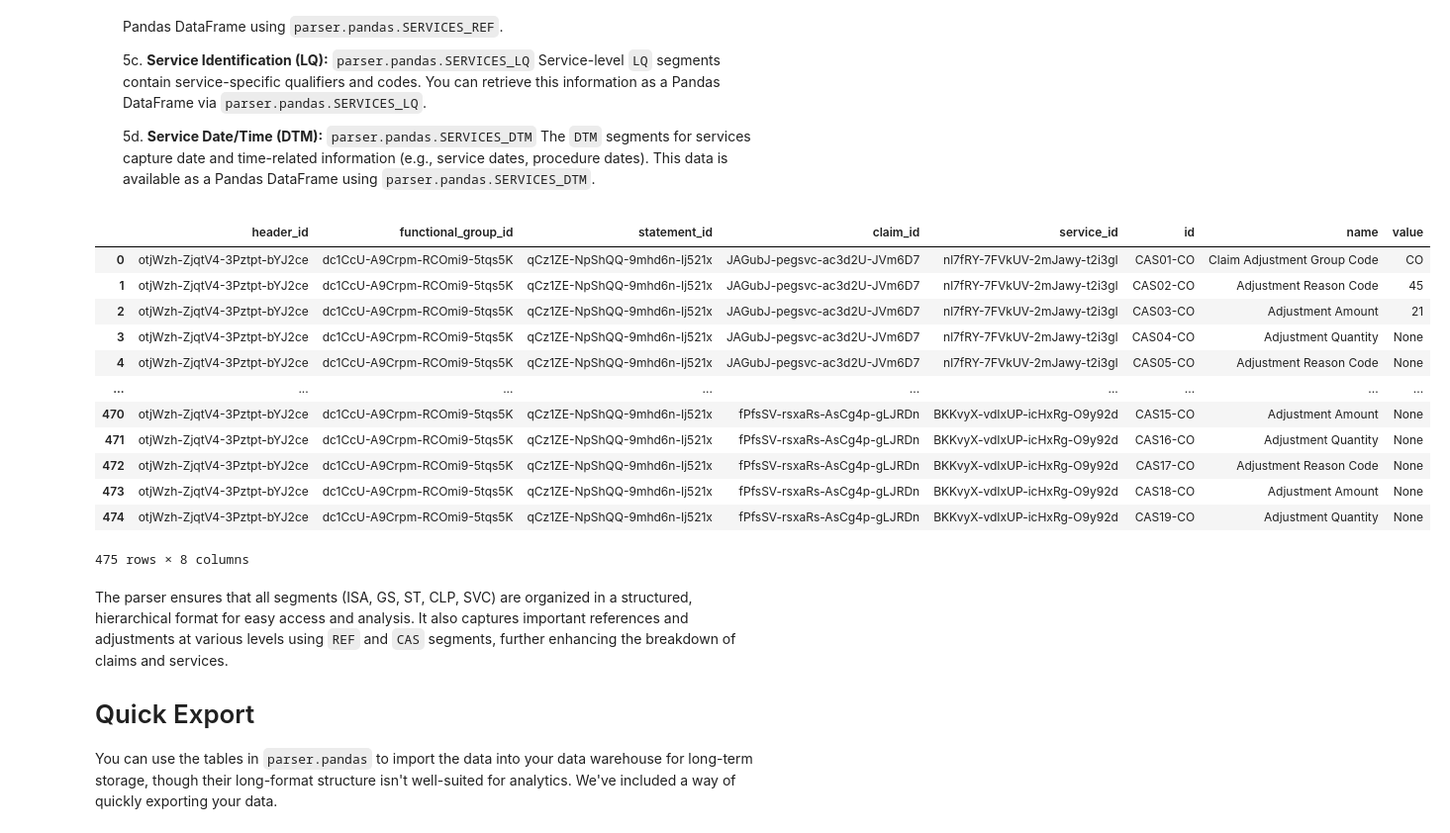
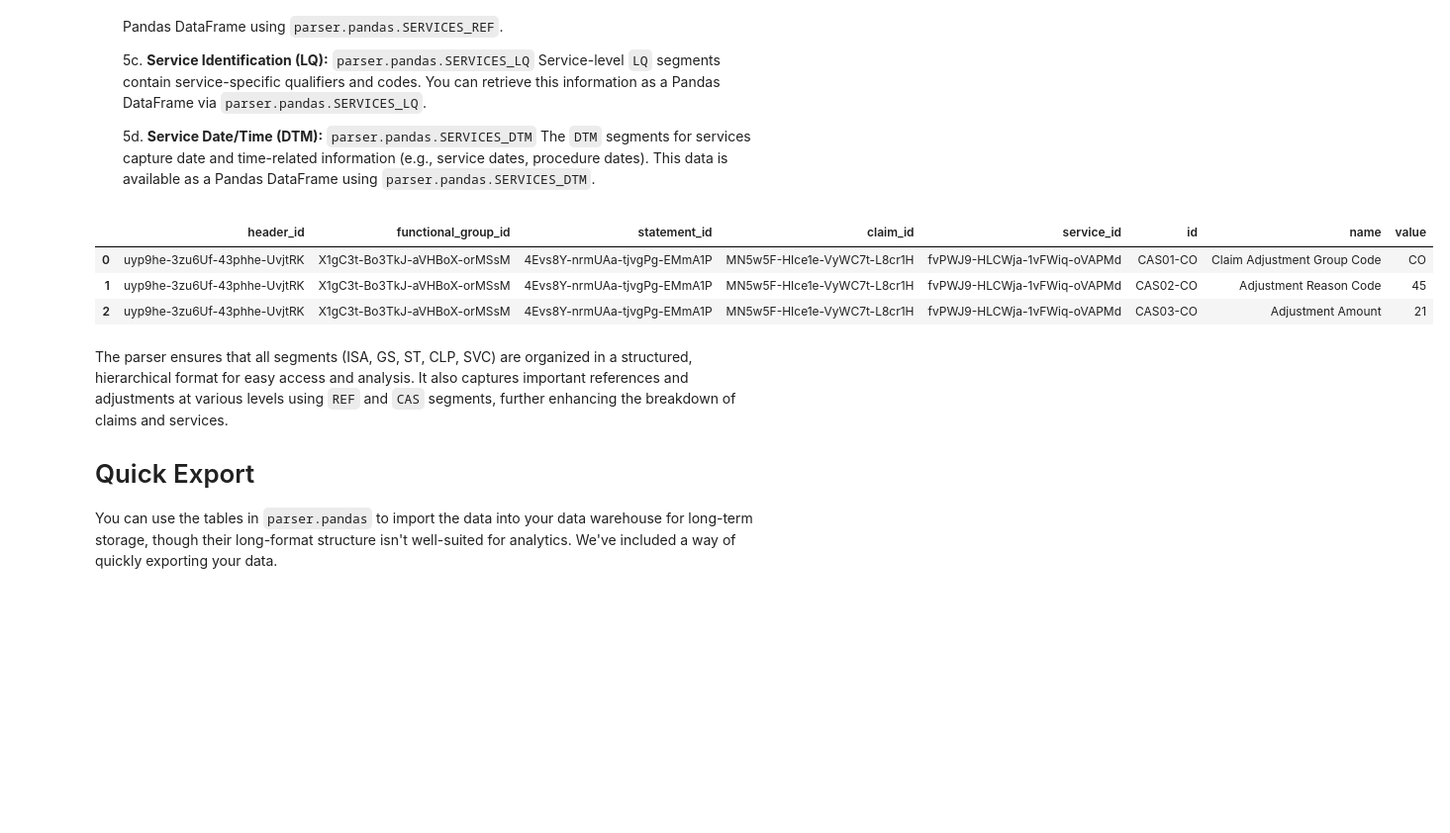
Before and after one commit to DHR-Health/py835, a Jupyter notebook: README.ipynb, the cells around one changed output. Shown: that part at 99% size. Cells and saved outputs as stored; diff of their text form; code cells hidden in the pictures; blank space fills up the shorter version.

```diff
--- a/README.ipynb
+++ b/README.ipynb
@@ -169,21 +179,12 @@ parser.pandas.CLAIMS.head(5)
        The `DTM` segments for services capture date and time-related information (e.g., service dates, procedure dates). This data is available as a Pandas DataFrame using `parser.pandas.SERVICES_DTM`.
 # %%
 # Example Service CAS Data
-parser.pandas.SERVICES_CAS
+parser.pandas.SERVICES_CAS.head(3)
 # %% [output]
 |  | header_id | functional_group_id | statement_id | claim_id | service_id | id | name | value |
-| 0 | otjWzh-ZjqtV4-3Pztpt-bYJ2ce | dc1CcU-A9Crpm-RCOmi9-5tqs5K | qCz1ZE-NpShQQ-9mhd6n-Ij521x | JAGubJ-pegsvc-ac3d2U-JVm6D7 | nl7fRY-7FVkUV-2mJawy-t2i3gI | CAS01-CO | Claim Adjustment Group Code | CO |
-| 1 | otjWzh-ZjqtV4-3Pztpt-bYJ2ce | dc1CcU-A9Crpm-RCOmi9-5tqs5K | qCz1ZE-NpShQQ-9mhd6n-Ij521x | JAGubJ-pegsvc-ac3d2U-JVm6D7 | nl7fRY-7FVkUV-2mJawy-t2i3gI | CAS02-CO | Adjustment Reason Code | 45 |
-| 2 | otjWzh-ZjqtV4-3Pztpt-bYJ2ce | dc1CcU-A9Crpm-RCOmi9-5tqs5K | qCz1ZE-NpShQQ-9mhd6n-Ij521x | JAGubJ-pegsvc-ac3d2U-JVm6D7 | nl7fRY-7FVkUV-2mJawy-t2i3gI | CAS03-CO | Adjustment Amount | 21 |
-| 3 | otjWzh-ZjqtV4-3Pztpt-bYJ2ce | dc1CcU-A9Crpm-RCOmi9-5tqs5K | qCz1ZE-NpShQQ-9mhd6n-Ij521x | JAGubJ-pegsvc-ac3d2U-JVm6D7 | nl7fRY-7FVkUV-2mJawy-t2i3gI | CAS04-CO | Adjustment Quantity | None |
-| 4 | otjWzh-ZjqtV4-3Pztpt-bYJ2ce | dc1CcU-A9Crpm-RCOmi9-5tqs5K | qCz1ZE-NpShQQ-9mhd6n-Ij521x | JAGubJ-pegsvc-ac3d2U-JVm6D7 | nl7fRY-7FVkUV-2mJawy-t2i3gI | CAS05-CO | Adjustment Reason Code | None |
-| ... | ... | ... | ... | ... | ... | ... | ... | ... |
-| 470 | otjWzh-ZjqtV4-3Pztpt-bYJ2ce | dc1CcU-A9Crpm-RCOmi9-5tqs5K | qCz1ZE-NpShQQ-9mhd6n-Ij521x | fPfsSV-rsxaRs-AsCg4p-gLJRDn | BKKvyX-vdIxUP-icHxRg-O9y92d | CAS15-CO | Adjustment Amount | None |
-| 471 | otjWzh-ZjqtV4-3Pztpt-bYJ2ce | dc1CcU-A9Crpm-RCOmi9-5tqs5K | qCz1ZE-NpShQQ-9mhd6n-Ij521x | fPfsSV-rsxaRs-AsCg4p-gLJRDn | BKKvyX-vdIxUP-icHxRg-O9y92d | CAS16-CO | Adjustment Quantity | None |
-| 472 | otjWzh-ZjqtV4-3Pztpt-bYJ2ce | dc1CcU-A9Crpm-RCOmi9-5tqs5K | qCz1ZE-NpShQQ-9mhd6n-Ij521x | fPfsSV-rsxaRs-AsCg4p-gLJRDn | BKKvyX-vdIxUP-icHxRg-O9y92d | CAS17-CO | Adjustment Reason Code | None |
-| 473 | otjWzh-ZjqtV4-3Pztpt-bYJ2ce | dc1CcU-A9Crpm-RCOmi9-5tqs5K | qCz1ZE-NpShQQ-9mhd6n-Ij521x | fPfsSV-rsxaRs-AsCg4p-gLJRDn | BKKvyX-vdIxUP-icHxRg-O9y92d | CAS18-CO | Adjustment Amount | None |
-| 474 | otjWzh-ZjqtV4-3Pztpt-bYJ2ce | dc1CcU-A9Crpm-RCOmi9-5tqs5K | qCz1ZE-NpShQQ-9mhd6n-Ij521x | fPfsSV-rsxaRs-AsCg4p-gLJRDn | BKKvyX-vdIxUP-icHxRg-O9y92d | CAS19-CO | Adjustment Quantity | None |
+| 0 | uyp9he-3zu6Uf-43phhe-UvjtRK | X1gC3t-Bo3TkJ-aVHBoX-orMSsM | 4Evs8Y-nrmUAa-tjvgPg-EMmA1P | MN5w5F-HIce1e-VyWC7t-L8cr1H | fvPWJ9-HLCWja-1vFWiq-oVAPMd | CAS01-CO | Claim Adjustment Group Code | CO |
+| 1 | uyp9he-3zu6Uf-43phhe-UvjtRK | X1gC3t-Bo3TkJ-aVHBoX-orMSsM | 4Evs8Y-nrmUAa-tjvgPg-EMmA1P | MN5w5F-HIce1e-VyWC7t-L8cr1H | fvPWJ9-HLCWja-1vFWiq-oVAPMd | CAS02-CO | Adjustment Reason Code | 45 |
+| 2 | uyp9he-3zu6Uf-43phhe-UvjtRK | X1gC3t-Bo3TkJ-aVHBoX-orMSsM | 4Evs8Y-nrmUAa-tjvgPg-EMmA1P | MN5w5F-HIce1e-VyWC7t-L8cr1H | fvPWJ9-HLCWja-1vFWiq-oVAPMd | CAS03-CO | Adjustment Amount | 21 |
-475 rows × 8 columns
 # %% [markdown]
 
 The parser ensures that all segments (ISA, GS, ST, CLP, SVC) are organized in a structured, hierarchical format for easy access and analysis. It also captures important references and adjustments at various levels using `REF` and `CAS` segments, further enhancing the breakdown of claims and services.
```
Also changed, not shown: parts of 11 cells of this notebook, 1 other file.
